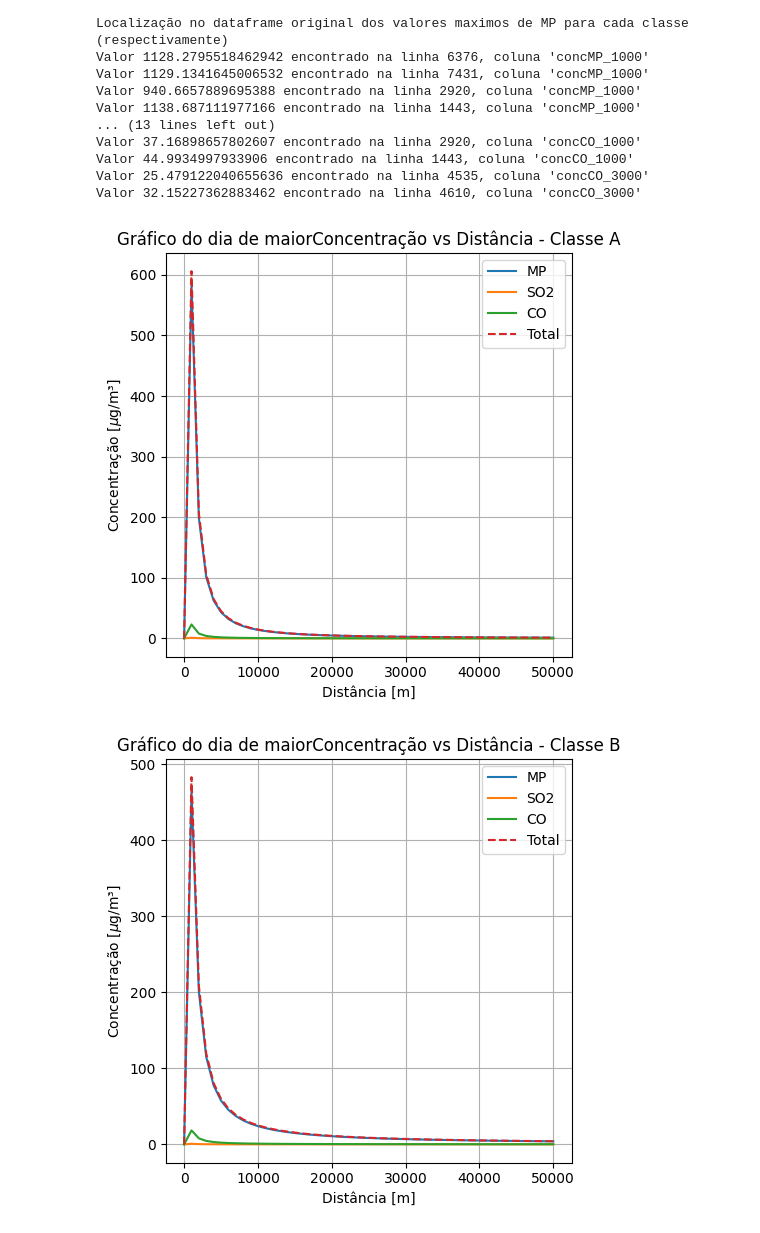
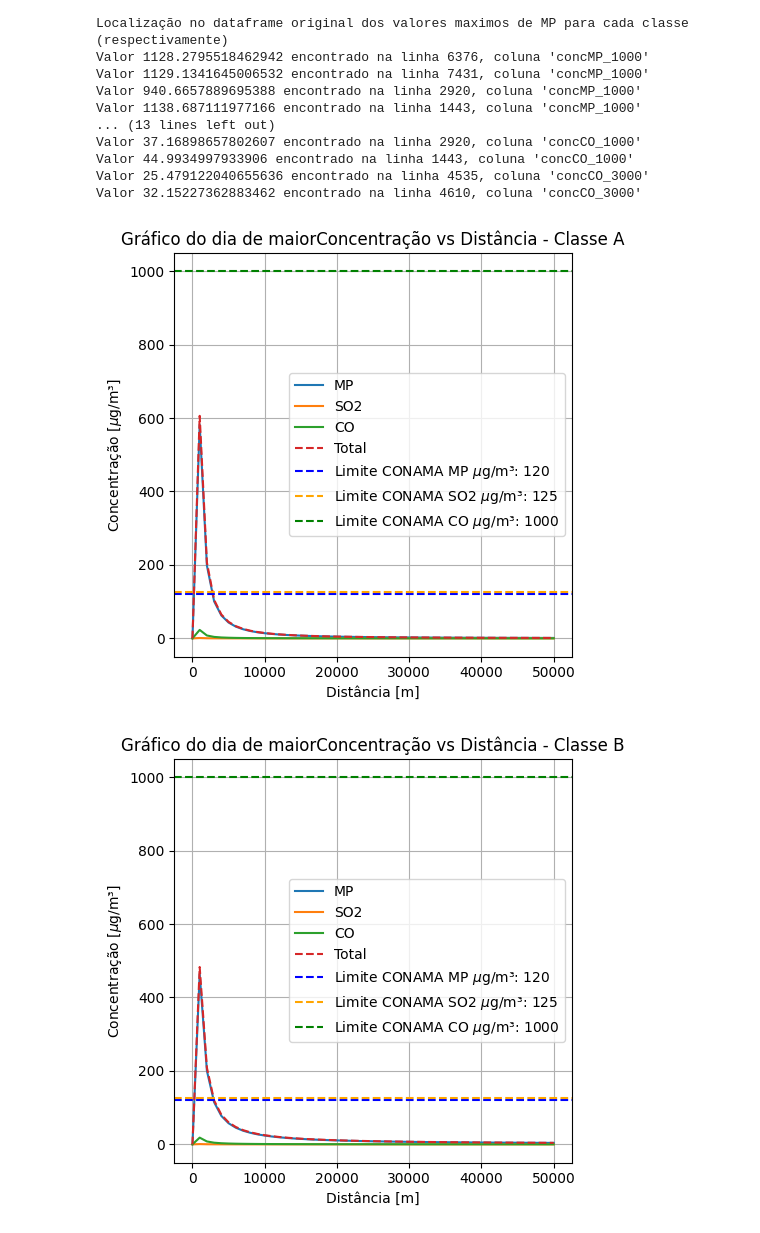
Before and after one commit to biancacsuganuma/ENS5173_202401, a Jupyter notebook: Atividade03.ipynb, the cells around one changed output. Drawn from its saved outputs; the diff is of its cells as text; code cells hidden in the pictures.

```diff
--- a/Atividade03.ipynb
+++ b/Atividade03.ipynb
@@ -529,28 +529,37 @@ df_Fmax['Total'] = df_Fmax['MP'] + df_Fmax['SO2'] + df_Fmax['CO']
 # %%
 # Criando gráficos separados para cada classe com os três poluentes
 
 # Definindo uma lista de dataframes e seus respectivos rótulos
 dfs = [df_Amax, df_Bmax, df_Cmax, df_Dmax, df_Emax, df_Fmax]
 labels = ['Classe A', 'Classe B', 'Classe C', 'Classe D', 'Classe E', 'Classe F']
+conama_limits = {
+    'MP': 120,
+    'SO2': 125,
+    'CO': 1000
+}
 
 # Plotando cada dataframe em um gráfico separado
 for df, label in zip(dfs, labels):
     plt.figure(figsize=(5, 5))  # Tamanho da figura
 
     # Plotando as três linhas para MP, SO2 e CO
     plt.plot(df['x'], df['MP'], label='MP')
     plt.plot(df['x'], df['SO2'], label='SO2')
     plt.plot(df['x'], df['CO'], label='CO')
     plt.plot(df['x'], df['Total'], label='Total', linestyle='--')
+    plt.axhline(y=conama_limits['MP'], color='blue', linestyle='--', label=f'Limite CONAMA MP $\mu$g/m³: {conama_limits["MP"]}')
+    plt.axhline(y=conama_limits['SO2'], color='orange', linestyle='--', label=f'Limite CONAMA SO2 $\mu$g/m³: {conama_limits["SO2"]}')
+    plt.axhline(y=conama_limits['CO'], color='green', linestyle='--', label=f'Limite CONAMA CO $\mu$g/m³: {conama_limits["CO"]}')
+
 
     # Adicionar legendas e rótulos dos eixos
     plt.legend()  # Mostrar legenda com base nos labels
     plt.xlabel('Distância [m]')  # Rótulo do eixo x
     plt.ylabel('Concentração [$\mu$g/m³]')  # Rótulo do eixo y
     plt.title(f'Gráfico do dia de maiorConcentração vs Distância - {label}')  # Título do gráfico
     plt.grid(True)  # Adicionar grade
     plt.tight_layout()  # Ajustar layout
     plt.show()
 # %% [output]
-[figure, old version]
+[figure, new version]
-[figure, old version]
+[figure, new version]
```
Also changed, not shown: parts of 1 cell of this notebook.
